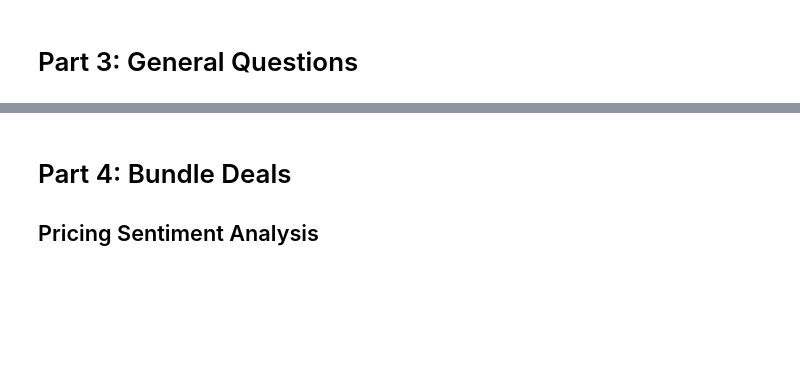
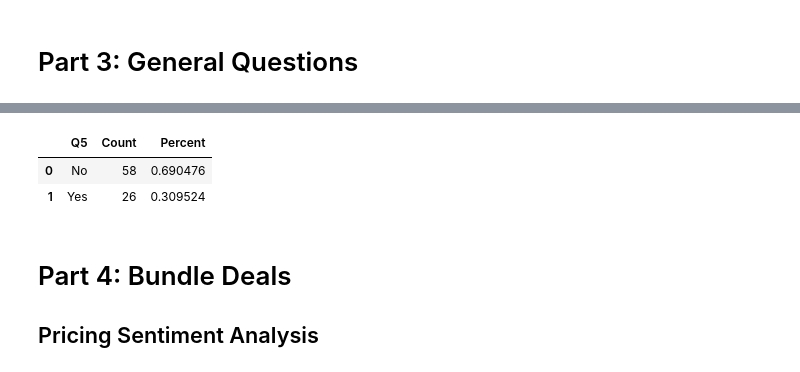
Before and after one commit to Elijah-Andrae56/MKTG_390_Survey_Analysis, a Jupyter notebook: mktg_390.ipynb, the cells around one changed output, grey strips where cells are left out. Cells and saved outputs as stored; diff of their text form; code cells hidden in the pictures; blank space fills up the shorter version.

```diff
--- a/mktg_390.ipynb
+++ b/mktg_390.ipynb
@@ -166,3 +194,11 @@ plt.show()
+# %%
+total = 58+26
+q5_group['Percent'] = q5_group['Count'] / total
+q5_group
+# %% [output]
+|  | Q5 | Count | Percent |
+| 0 | No | 58 | 0.690476 |
+| 1 | Yes | 26 | 0.309524 |
 # %% [markdown]
 # Part 4: Bundle Deals
 ## Pricing Sentiment Analysis
```
Also changed, not shown: parts of 16 cells of this notebook.
